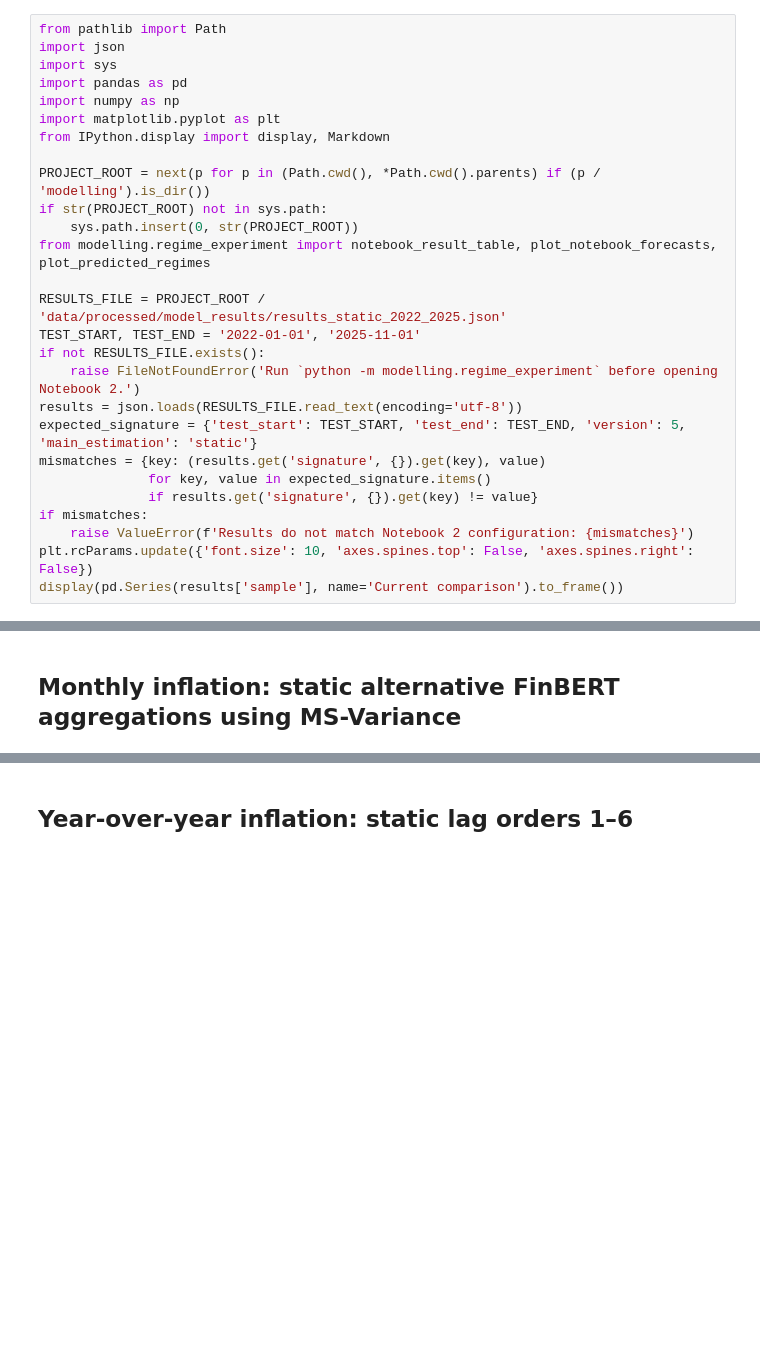
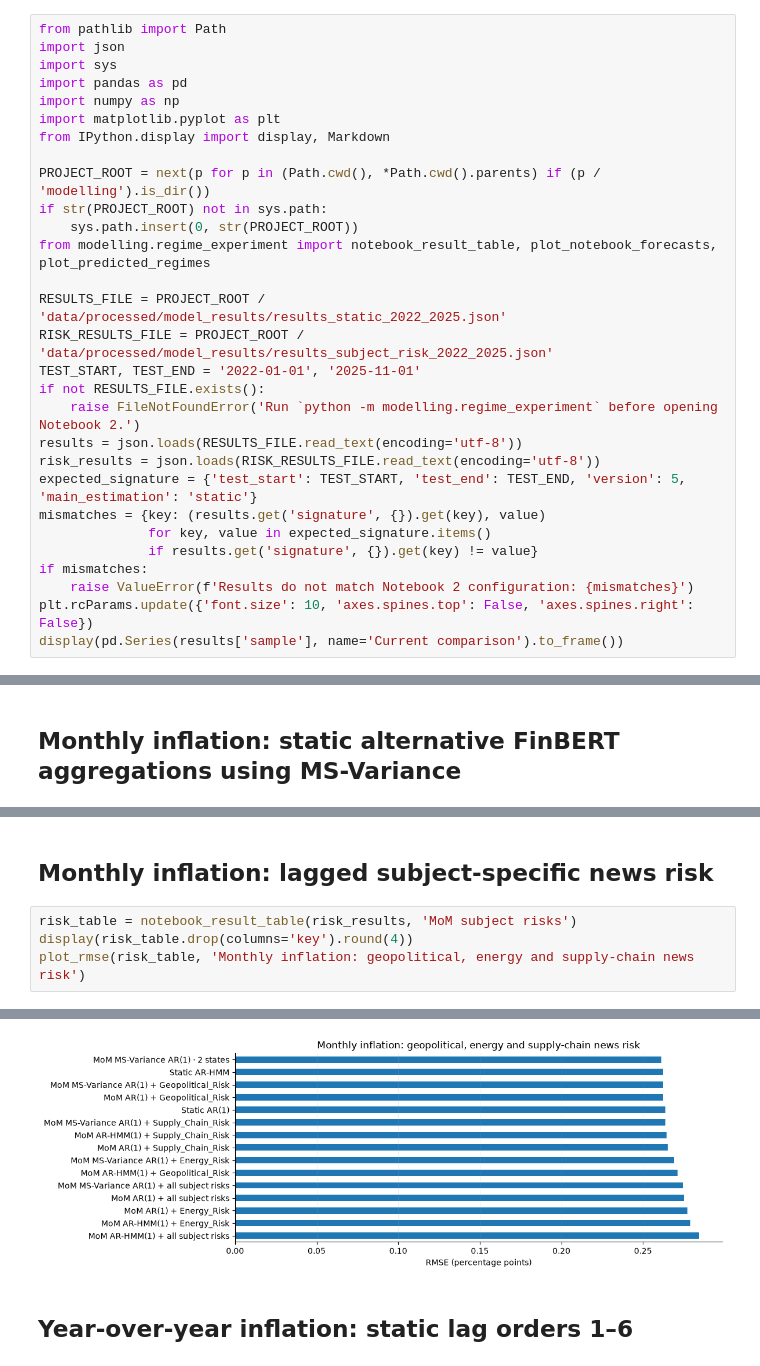
Before and after one commit to zahra-ynp/Thesis, a Jupyter notebook: modelling/notebooks/02_Forecasting_and_Regime_Results.ipynb, the cells around one changed output, grey strips where cells are left out. Drawn from its saved outputs; the diff is of its cells as text; blank space fills up the shorter version.

Commit message:
Implement 3 subject based sentiment to see their result for US

```diff
--- a/modelling/notebooks/02_Forecasting_and_Regime_Results.ipynb
+++ b/modelling/notebooks/02_Forecasting_and_Regime_Results.ipynb
@@ -15,10 +15,12 @@ if str(PROJECT_ROOT) not in sys.path:
 from modelling.regime_experiment import notebook_result_table, plot_notebook_forecasts, plot_predicted_regimes
 
 RESULTS_FILE = PROJECT_ROOT / 'data/processed/model_results/results_static_2022_2025.json'
+RISK_RESULTS_FILE = PROJECT_ROOT / 'data/processed/model_results/results_subject_risk_2022_2025.json'
 TEST_START, TEST_END = '2022-01-01', '2025-11-01'
 if not RESULTS_FILE.exists():
     raise FileNotFoundError('Run `python -m modelling.regime_experiment` before opening Notebook 2.')
 results = json.loads(RESULTS_FILE.read_text(encoding='utf-8'))
+risk_results = json.loads(RISK_RESULTS_FILE.read_text(encoding='utf-8'))
 expected_signature = {'test_start': TEST_START, 'test_end': TEST_END, 'version': 5, 'main_estimation': 'static'}
 mismatches = {key: (results.get('signature', {}).get(key), value)
               for key, value in expected_signature.items()
@@ -131,0 +236,7 @@ plot_rmse(aggregation_table, 'Monthly inflation: mean, median, negative share an
+# %% [markdown]
+## Monthly inflation: lagged subject-specific news risk
+# %%
+risk_table = notebook_result_table(risk_results, 'MoM subject risks')
+display(risk_table.drop(columns='key').round(4))
+plot_rmse(risk_table, 'Monthly inflation: geopolitical, energy and supply-chain news risk')
+# %% [output]
@@ -132,3 +259,4 @@ plot_rmse(aggregation_table, 'Monthly inflation: mean, median, negative share an
+[figure, added]
 # %% [markdown]
 ## Year-over-year inflation: static lag orders 1–6
 # %%
```
Also changed, not shown: parts of 13 cells of this notebook, 8 other files.
